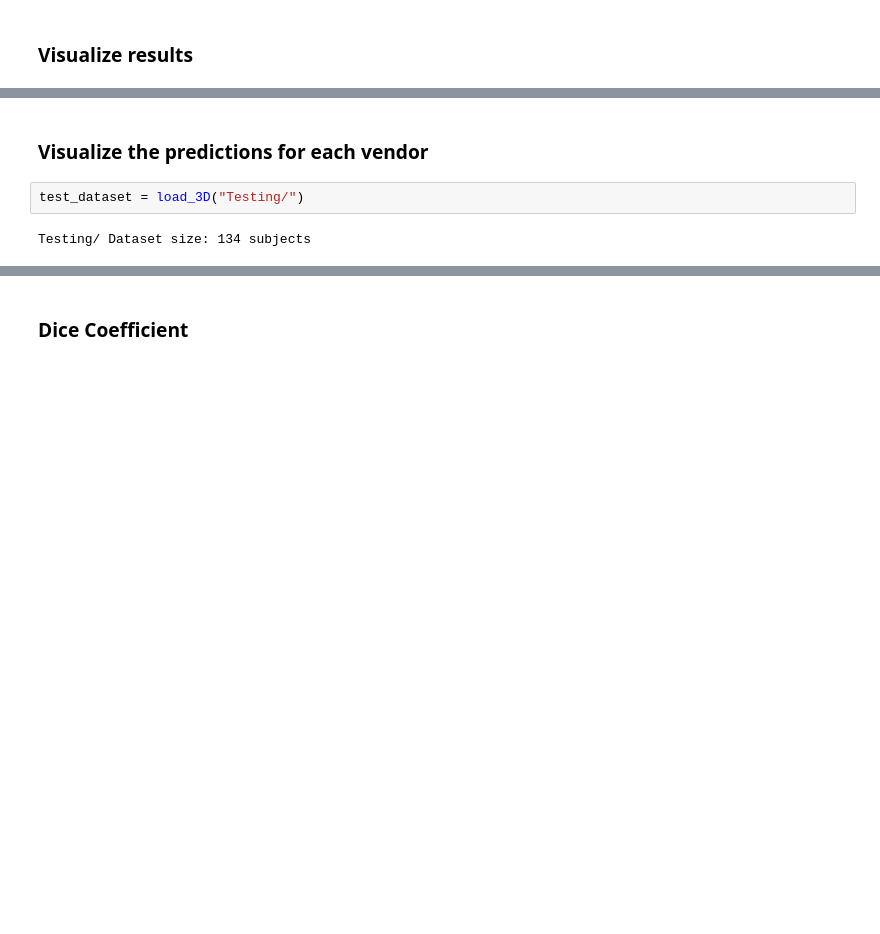
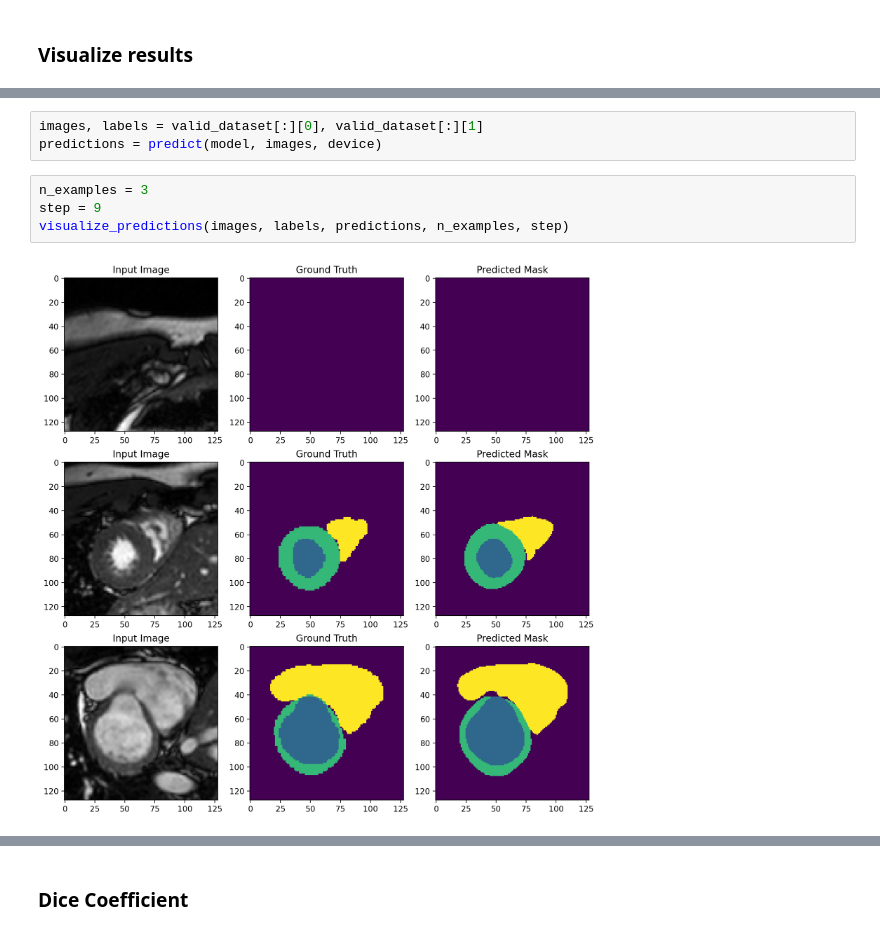
Before and after one commit to MAHDI-Imen/M-M, a Jupyter notebook: M_M.ipynb, the cells around one changed output, grey strips where cells are left out. Cells and saved outputs as stored; diff of their text form; blank space fills up the shorter version.

```diff
--- a/M_M.ipynb
+++ b/M_M.ipynb
@@ -327,8 +164,11 @@ plt.show()
-# %% [markdown]
-### Visualize the predictions for each vendor
-# %%
-test_dataset = load_3D("Testing/")
-# %% [output]
-Testing/ Dataset size: 134 subjects
+# %%
+images, labels = valid_dataset[:][0], valid_dataset[:][1]
+predictions = predict(model, images, device)
+# %%
+n_examples = 3
+step = 9
+visualize_predictions(images, labels, predictions, n_examples, step)
+# %% [output]
+[figure, added]
 # %%
 # Get data for one subject
```
Also changed, not shown: parts of 24 cells of this notebook, 6 other files.
